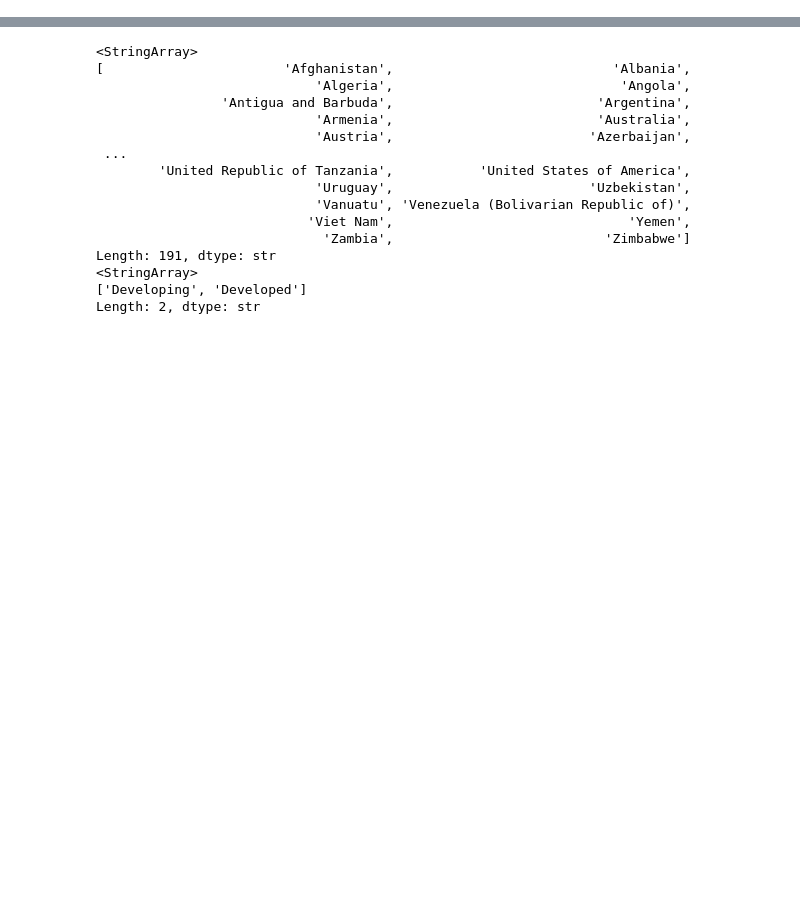
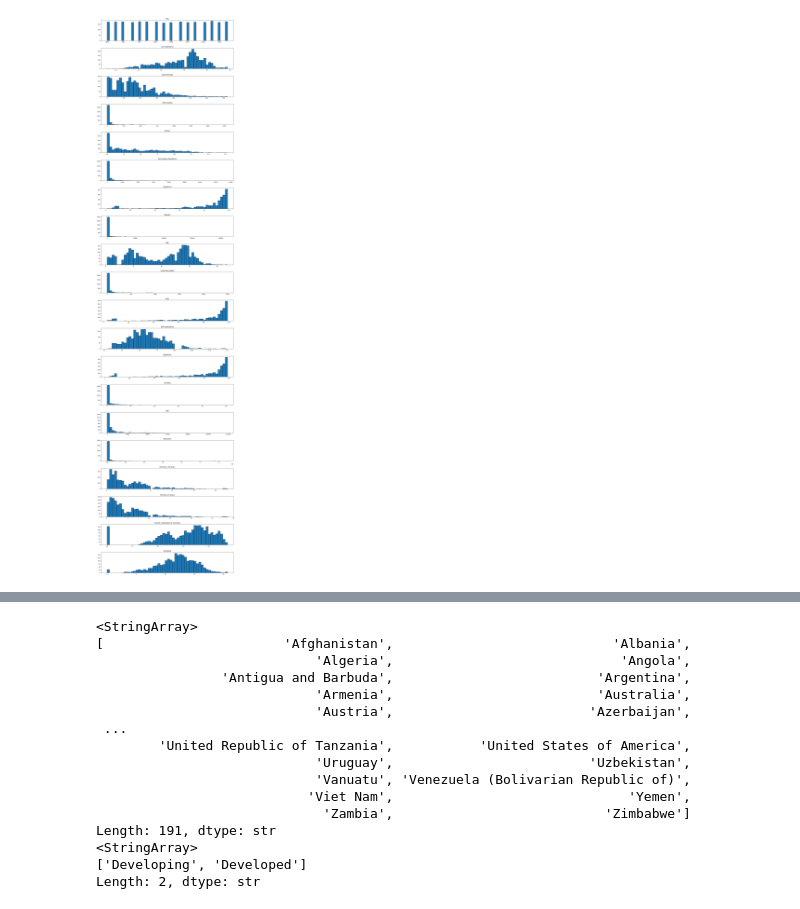
Before and after one commit to Bexaric/LB1_2_ML_Yakushev, a Jupyter notebook: notebook/EDA.ipynb, the cells around one changed output, grey strips where cells are left out. Cells and saved outputs as stored; diff of their text form; code cells hidden in the pictures; blank space fills up the shorter version.

```diff
--- a/notebook/EDA.ipynb
+++ b/notebook/EDA.ipynb
@@ -5,0 +44,3 @@ import seaborn as sns
+# %%
+df = pd.read_csv('D:/My files/Учёба и игры и т.д/Магистр/2_семестр_учёба/МетодыИИ/LB1_2_ML_Yakushev/data/life_expectancy_data.csv')
+display(df.head())
@@ -5,0 +162,12 @@ import seaborn as sns
+# %%
+# Гистограммы
+num_columns = df.select_dtypes(include=np.number).columns.tolist()
+n_cols = len(num_columns)
+fig, axes = plt.subplots(n_cols, 1, figsize=(15, n_cols*3), sharex=False)
+for ax, col in zip(axes, num_columns):
+    ax.hist(df[col].dropna(), bins=50, edgecolor='black')
+    ax.set_title(col)
+plt.tight_layout()
+plt.show()
+# %% [output]
+[figure, added]
```
Also changed, not shown: parts of 46 cells of this notebook, 6 other files.
